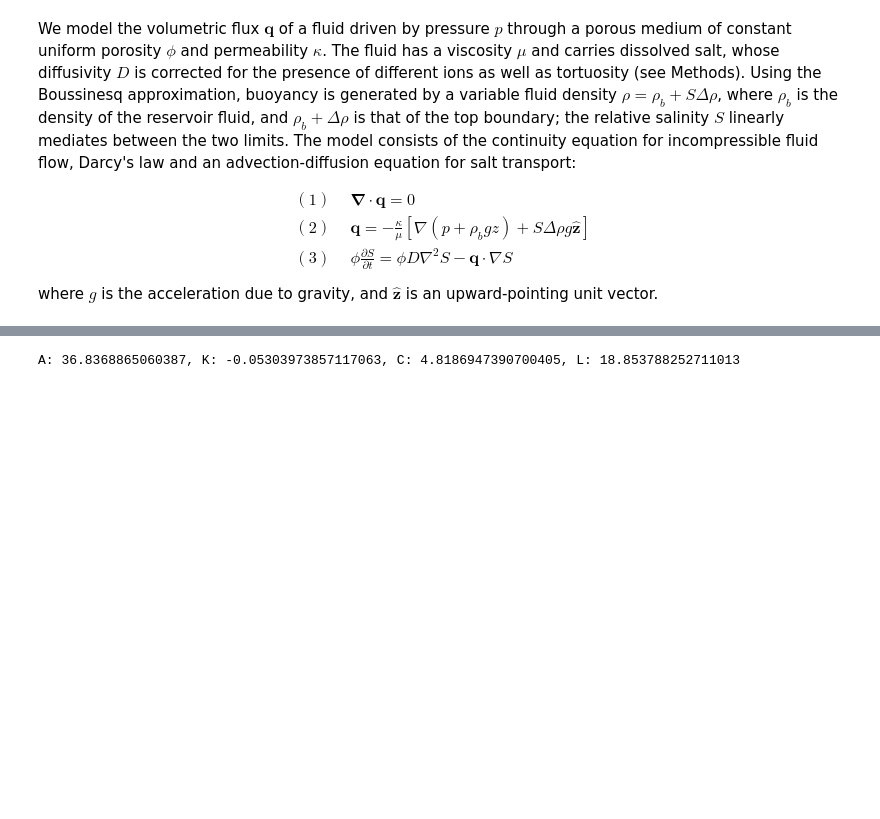
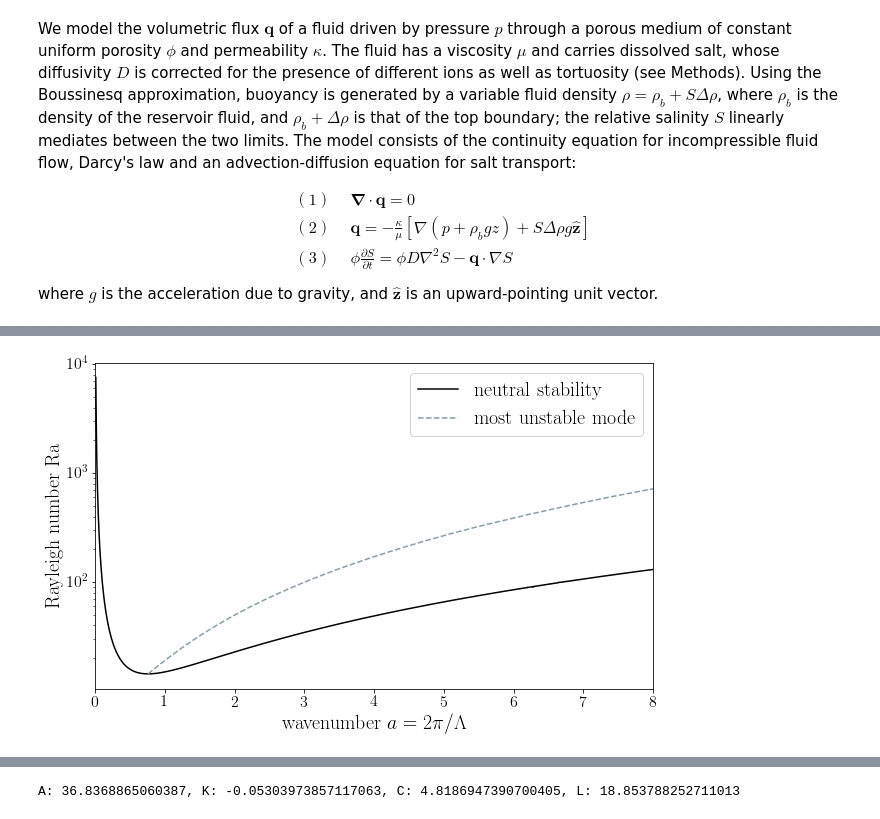
Before and after one commit to JanaLasser/salt-polygons-are-caused-by-convection, a Jupyter notebook: salt_polygons_are_caused_by_convection.ipynb, the cells around one changed output, grey strips where cells are left out. Drawn from its saved outputs; the diff is of its cells as text; code cells hidden in the pictures; blank space fills up the shorter version.

```diff
--- a/salt_polygons_are_caused_by_convection.ipynb
+++ b/salt_polygons_are_caused_by_convection.ipynb
@@ -361,0 +150,5 @@ A: 23.210277179076876, K: -0.057599972547595545, C: 11.037138945308103, L: 17.36
+# %%
+# load data calculated by mathematica from the semi-analytical theory
+unstable_mode = pd.read_csv('data/most_unstable_mode.csv')
+neutral_curve = pd.read_csv('data/neutral_curve.csv')
+neutral_curve.head()
@@ -361,0 +162,16 @@ A: 23.210277179076876, K: -0.057599972547595545, C: 11.037138945308103, L: 17.36
+# %%
+# plot the neutral stability curve and the most unstable mode
+fig, ax = plt.subplots(1,1,figsize=(10,6))
+
+ax.plot(neutral_curve['a'], neutral_curve['Ra'], color='k', \
+       label='neutral stability')
+ax.plot(unstable_mode['a'], unstable_mode['Ra'],'--',color=grey,\
+       label='most unstable mode')
+
+ax.set_yscale('log')
+ax.set_xlim([0,8])
+ax.set_ylabel('Rayleigh number Ra')
+ax.set_xlabel('wavenumber $a = 2\\pi/\\Lambda$')
+ax.legend(loc=1,framealpha=0.9);
+# %% [output]
+[figure, added]
```
Also changed, not shown: parts of 79 cells of this notebook.
